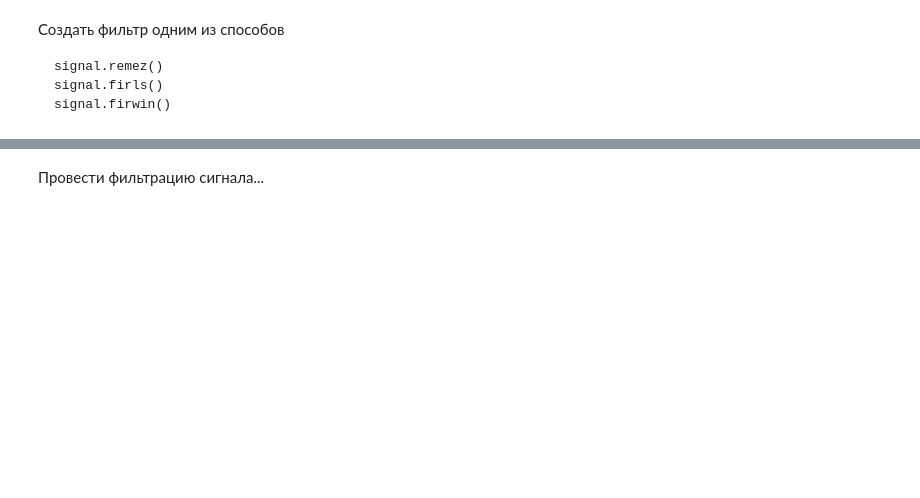
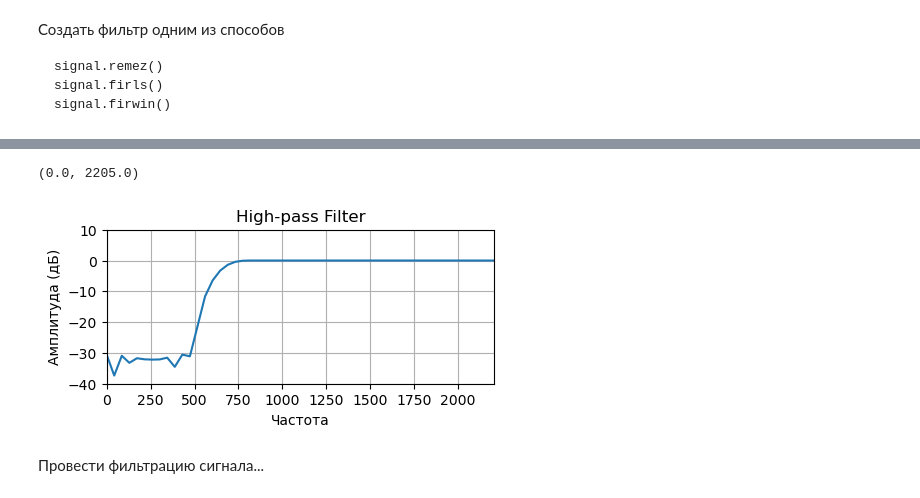
Before and after one commit to Qvery-mm/digital-signals, a Jupyter notebook: DSP_Tasks on.ipynb, the cells around one changed output, grey strips where cells are left out. Saved outputs shown, nothing was run; the diff lists cells and outputs as text; code cells hidden in the pictures; blank space fills up the shorter version.

```diff
--- a/DSP_Tasks on.ipynb
+++ b/DSP_Tasks on.ipynb
@@ -468,2 +741,8 @@ plt.xlim(0, 0.05*fs)
+# %%
+plot_response(w_hp, h_hp, fs, "High-pass Filter")
+plt.xlim(0, 0.05*fs)
+# %% [output]
+(0.0, 2205.0)
+[figure, added]
 # %% [markdown]
 Провести фильтрацию сигнала...
```
Also changed, not shown: parts of 43 cells of this notebook, 3 other files.
